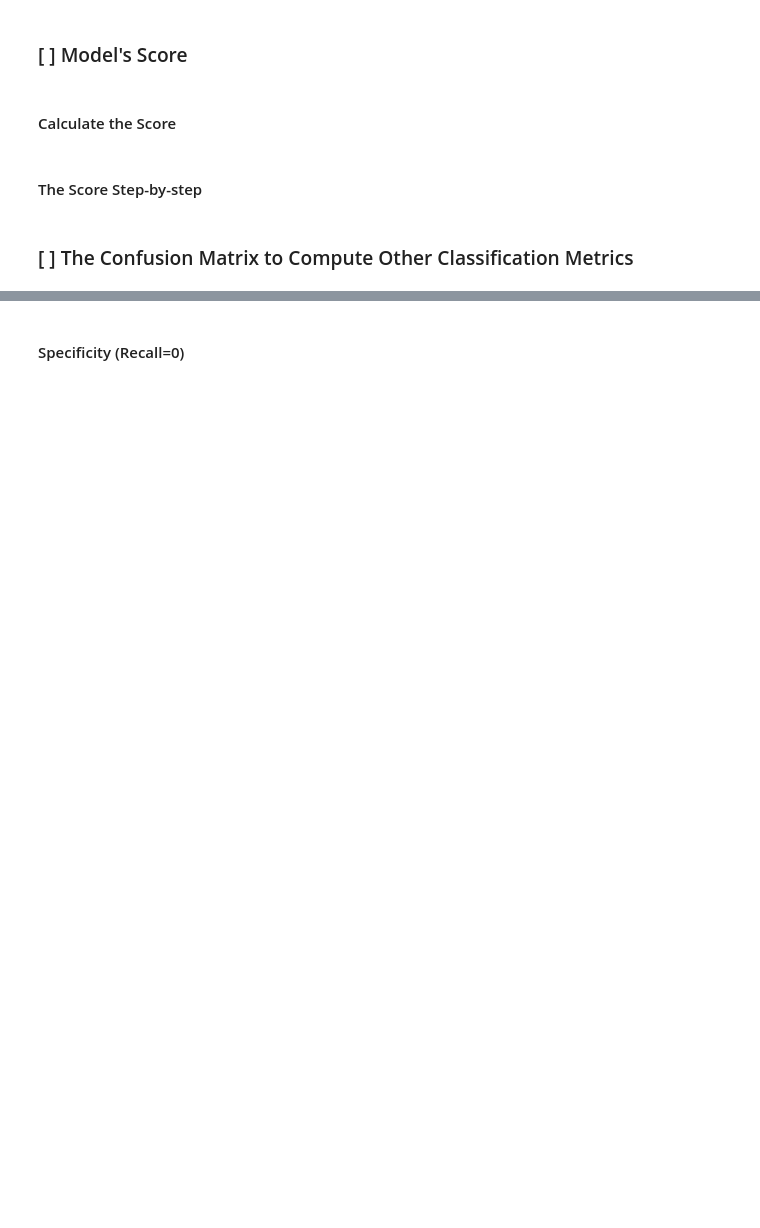
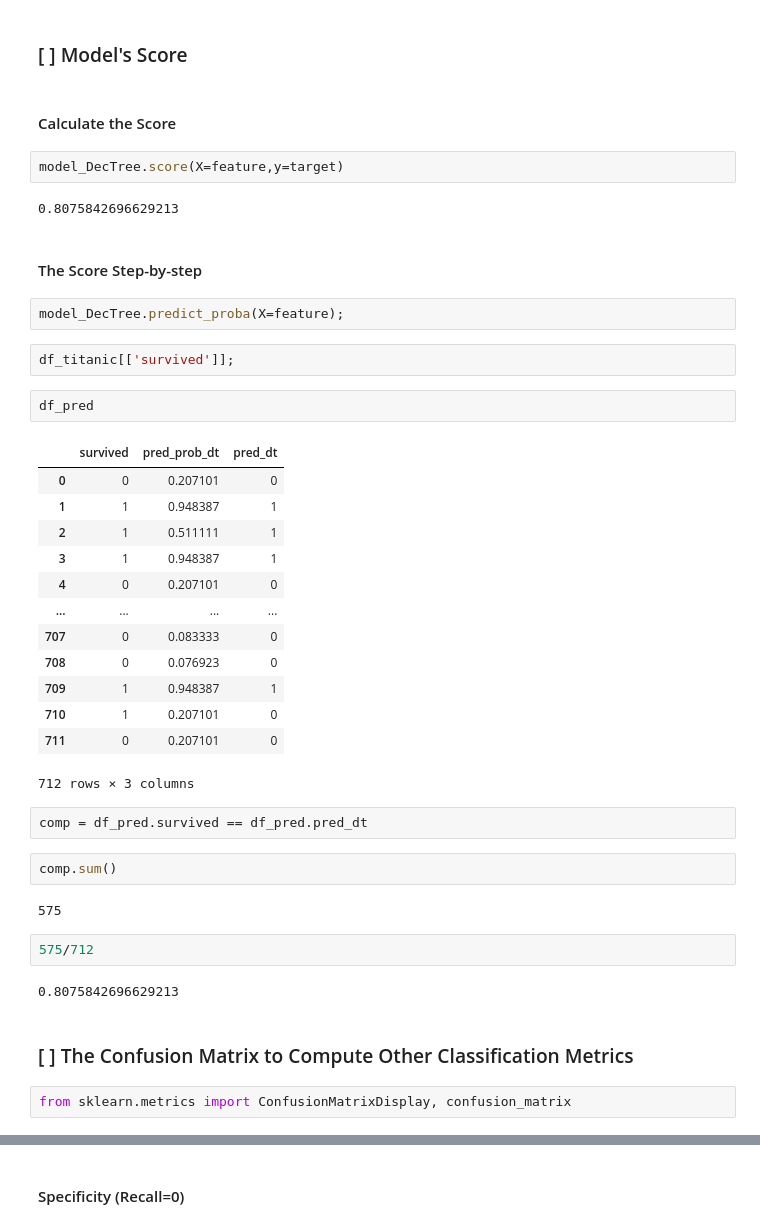
Before and after one commit to Axxst/resolving-machine-learning-python, a Jupyter notebook: 02_The Decision Tree & Supervised Classification Models/02B_decision-tree_session_blank.ipynb, the cells around one changed output, grey strips where cells are left out. Cells and saved outputs as stored; diff of their text form; blank space fills up the shorter version.

```diff
--- a/02_The Decision Tree & Supervised Classification Models/02B_decision-tree_session_blank.ipynb
+++ b/02_The Decision Tree & Supervised Classification Models/02B_decision-tree_session_blank.ipynb
@@ -199,7 +211,43 @@ plot_tree(decision_tree=model_DecTree, feature_names=feature.columns);
 ### [ ] Model's Score
 # %% [markdown]
 #### Calculate the Score
+# %%
+model_DecTree.score(X=feature,y=target)
+# %% [output]
+0.8075842696629213
 # %% [markdown]
 #### The Score Step-by-step
+# %%
+model_DecTree.predict_proba(X=feature);
+# %%
+df_titanic[['survived']];
+# %%
+df_pred
+# %% [output]
+|  | survived | pred_prob_dt | pred_dt |
+| 0 | 0 | 0.207101 | 0 |
+| 1 | 1 | 0.948387 | 1 |
+| 2 | 1 | 0.511111 | 1 |
+| 3 | 1 | 0.948387 | 1 |
+| 4 | 0 | 0.207101 | 0 |
+| ... | ... | ... | ... |
+| 707 | 0 | 0.083333 | 0 |
+| 708 | 0 | 0.076923 | 0 |
+| 709 | 1 | 0.948387 | 1 |
+| 710 | 1 | 0.207101 | 0 |
+| 711 | 0 | 0.207101 | 0 |
+712 rows × 3 columns
+# %%
+comp = df_pred.survived == df_pred.pred_dt
+# %%
+comp.sum()
+# %% [output]
+575
+# %%
+575/712
+# %% [output]
+0.8075842696629213
 # %% [markdown]
 ### [ ] The Confusion Matrix to Compute Other Classification Metrics
+# %%
+from sklearn.metrics import ConfusionMatrixDisplay, confusion_matrix
```
Also changed, not shown: parts of 39 cells of this notebook.
